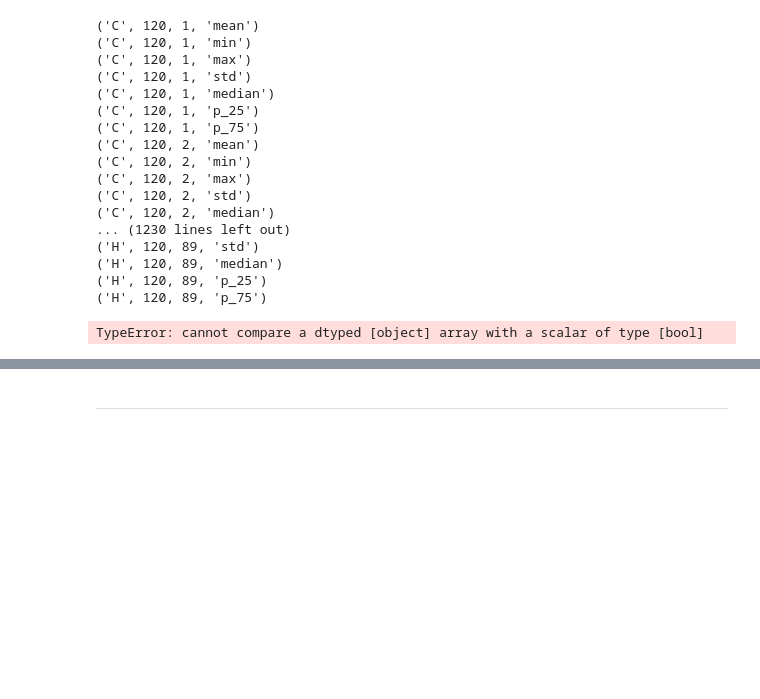
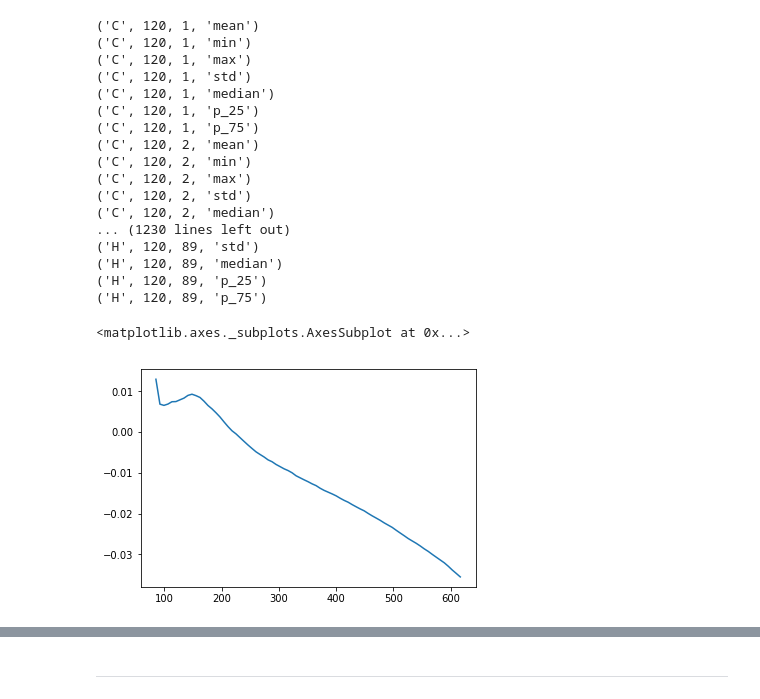
Before and after one commit to RafalKucharskiPK/MoblinoscPolonez, a Jupyter notebook: miary_curve.ipynb, the cells around one changed output, grey strips where cells are left out. Drawn from its saved outputs; the diff is of its cells as text; code cells hidden in the pictures; blank space fills up the shorter version.

```diff
--- a/miary_curve.ipynb
+++ b/miary_curve.ipynb
@@ -65,6 +65,27 @@ for ch in ["C","H"]:
             X(ch,B,C).to_csv(path, sep = ";")
 # %% [markdown]
 ### 4.	Regional modal accessibility disparity, unweighted
+# %%
+df = readone("C",B,1, 'PT', 'mean').to_frame()
+df.columns = ['1']
+for C in Cs[1:]:
+    df[str(C)] = readone("C",B,C, 'PT', 'mean')
+df.to_csv('data//res//curve//zbiorcze_C_PT.csv')
+df = readone("H",B,1, 'PT', 'mean').to_frame()
+df.columns = ['1']
+for C in Cs[1:]:
+    df[str(C)] = readone("H",B,C, 'PT', 'mean')
+df.to_csv('data//res//curve//zbiorcze_H_PT.csv')
+df = readone("C",B,1, 'Car', 'mean').to_frame()
+df.columns = ['1']
+for C in Cs[1:]:
+    df[str(C)] = readone("C",B,C, 'Car', 'mean')
+df.to_csv('data//res//curve//zbiorcze_C_Car.csv')
+df = readone("H",B,1, 'Car', 'mean').to_frame()
+df.columns = ['1']
+for C in Cs[1:]:
+    df[str(C)] = readone("H",B,C, 'Car', 'mean')
+df.to_csv('data//res//curve//zbiorcze_H_Car.csv')
 # %%
 res = pd.DataFrame(columns=['ch','B','C', 'agg', 'PT','Car','X'])
 for ch in ["C","H"]:
@@ -97,6 +118,7 @@ res.to_csv('data//res//curve//zbiorcze.csv')
 ('H', 120, 89, 'p_25')
 ('H', 120, 89, 'p_75')
 # %%
-res[[res['agg']=='mean' & (res.ch == 'C']].X.plot()
+res[(res['agg']=='mean') & (res.ch == 'C')].X.plot()
 # %% [output]
-TypeError: cannot compare a dtyped [object] array with a scalar of type [bool]
+<matplotlib.axes._subplots.AxesSubplot at 0x...>
+[figure, added]
```
Also changed, not shown: parts of 1 cell of this notebook.
